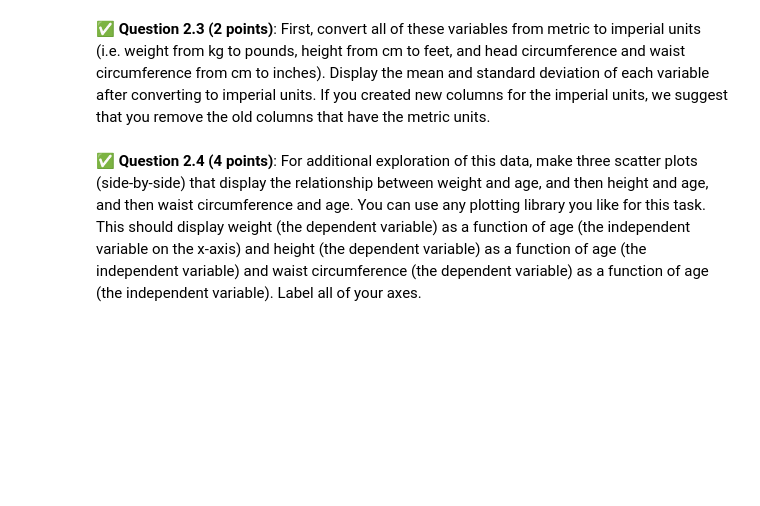
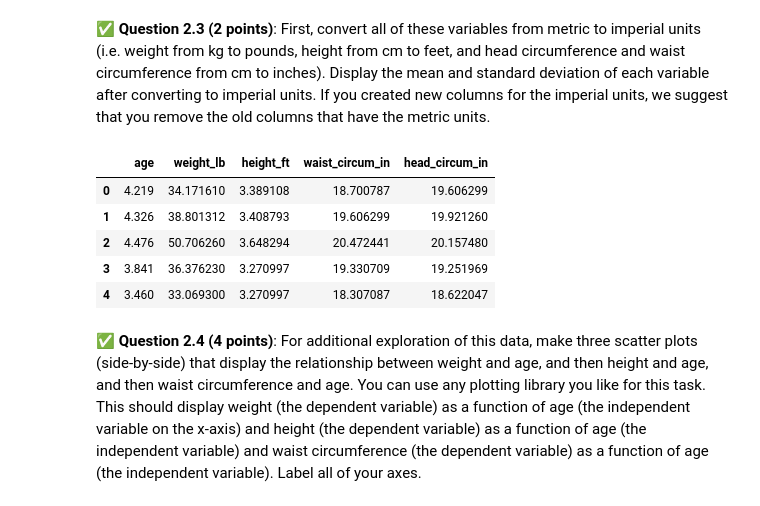
Before and after one commit to ilanberen/CMSE202-s26-turnin, a Jupyter notebook: hw-04/HW-04_RegressionClassification-STUDENT.ipynb, the cells around one changed output. Saved outputs shown, nothing was run; the diff lists cells and outputs as text; code cells hidden in the pictures; blank space fills up the shorter version.

```diff
--- a/hw-04/HW-04_RegressionClassification-STUDENT.ipynb
+++ b/hw-04/HW-04_RegressionClassification-STUDENT.ipynb
@@ -84,2 +101,20 @@ The dataset is available here:
+# %%
+# Put your code here
+KG_TO_LB = 2.20462
+CM_TO_FT = 1 / 30.48
+CM_TO_IN = 1 / 2.54
+anthro['weight_lb'] = anthro['weight'] * KG_TO_LB
+anthro['height_ft'] = anthro['height'] * CM_TO_FT
+anthro['waist_circum_in'] = anthro['waist_circum'] * CM_TO_IN
+anthro['head_circum_in'] = anthro['head_circum'] * CM_TO_IN
+anthro = anthro.drop(columns=['weight', 'height', 'waist_circum', 'head_circum'])
+anthro.head()
+# %% [output]
+|  | age | weight_lb | height_ft | waist_circum_in | head_circum_in |
+| 0 | 4.219 | 34.171610 | 3.389108 | 18.700787 | 19.606299 |
+| 1 | 4.326 | 38.801312 | 3.408793 | 19.606299 | 19.921260 |
+| 2 | 4.476 | 50.706260 | 3.648294 | 20.472441 | 20.157480 |
+| 3 | 3.841 | 36.376230 | 3.270997 | 19.330709 | 19.251969 |
+| 4 | 3.460 | 33.069300 | 3.270997 | 18.307087 | 18.622047 |
 # %% [markdown]
 &#9989;  **Question 2.4 (4 points)**: For additional exploration of this data, make three scatter plots (side-by-side) that display the relationship between weight and age, and then height and age, and then waist circumference and age. You can use any plotting library you like for this task.  This should display weight (the dependent variable) as a function of age (the independent variable on the x-axis) and height (the dependent variable) as a function of age (the independent variable) and waist circumference (the dependent variable) as a function of age (the independent variable).  Label all of your axes.
```
Also changed, not shown: parts of 8 cells of this notebook.
